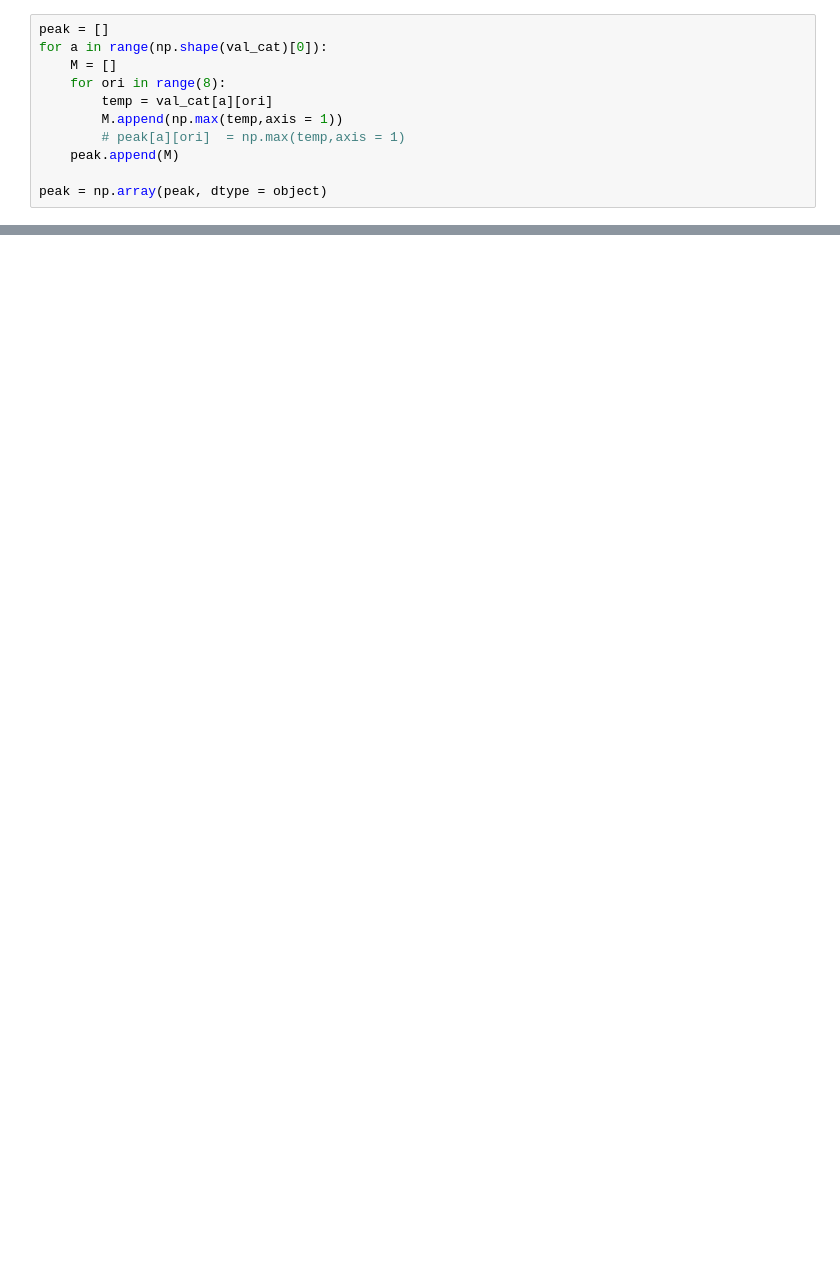
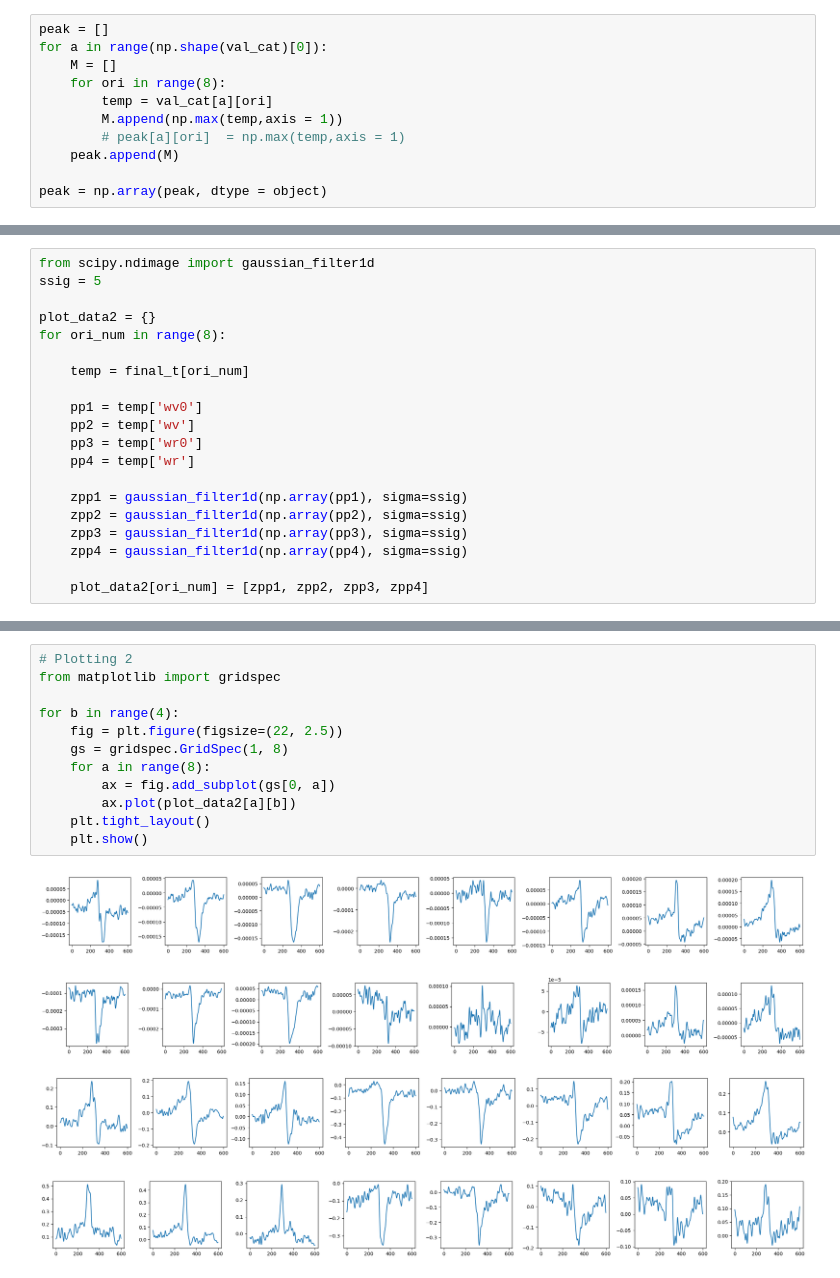
Before and after one commit to NeuroAI-IBS/fn_data_saccade, a Jupyter notebook: Data sorting/python_code/linear_analy(cell).ipynb, the cells around one changed output, grey strips where cells are left out. Drawn from its saved outputs; the diff is of its cells as text; blank space fills up the shorter version.

```diff
--- a/Data sorting/python_code/linear_analy(cell).ipynb
+++ b/Data sorting/python_code/linear_analy(cell).ipynb
@@ -72,3 +151,23 @@ for ori_num in range(8):
+# %%
+from scipy.ndimage import gaussian_filter1d
+ssig = 5
+
+plot_data2 = {}
+for ori_num in range(8):
+
+    temp = final_t[ori_num]
+
+    pp1 = temp['wv0']
+    pp2 = temp['wv']
+    pp3 = temp['wr0']
+    pp4 = temp['wr']
+
+    zpp1 = gaussian_filter1d(np.array(pp1), sigma=ssig)
+    zpp2 = gaussian_filter1d(np.array(pp2), sigma=ssig)
+    zpp3 = gaussian_filter1d(np.array(pp3), sigma=ssig)
+    zpp4 = gaussian_filter1d(np.array(pp4), sigma=ssig)
+
+    plot_data2[ori_num] = [zpp1, zpp2, zpp3, zpp4]
 # %%
 # Plotting 1
 from matplotlib import gridspec
@@ -89,0 +188,17 @@ for b in range(5):
+# %%
+# Plotting 2
+from matplotlib import gridspec
+
+for b in range(4):
+    fig = plt.figure(figsize=(22, 2.5))
+    gs = gridspec.GridSpec(1, 8)
+    for a in range(8):
+        ax = fig.add_subplot(gs[0, a])
+        ax.plot(plot_data2[a][b])
+    plt.tight_layout()
+    plt.show()
+# %% [output]
+[figure, added]
+[figure, added]
+[figure, added]
+[figure, added]
```
Also changed, not shown: parts of 7 cells of this notebook.
